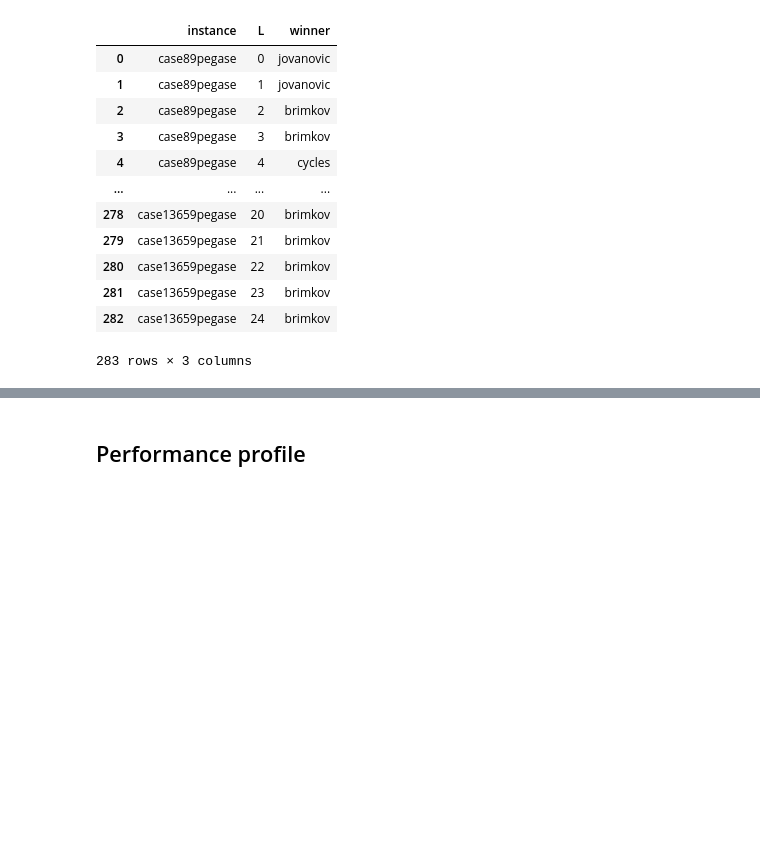
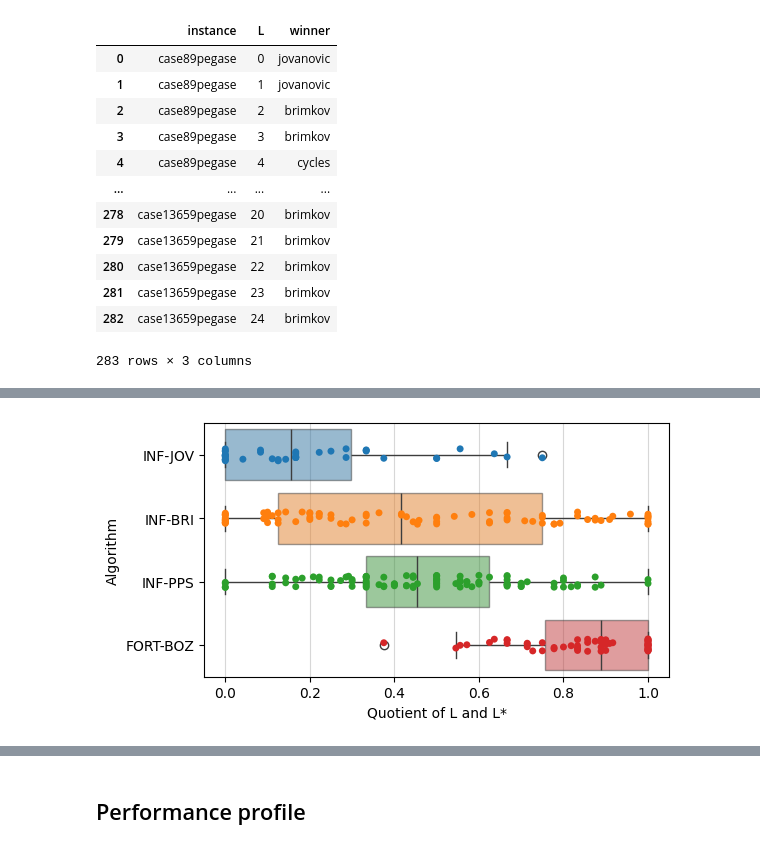
Before and after one commit to maurolucci/pds-lim, a Jupyter notebook: experiments/stats1.ipynb, the cells around one changed output, grey strips where cells are left out. Saved outputs shown, nothing was run; the diff lists cells and outputs as text; code cells hidden in the pictures; blank space fills up the shorter version.

```diff
--- a/experiments/stats1.ipynb
+++ b/experiments/stats1.ipynb
@@ -349,0 +375,13 @@ plt.show()
+# %%
+plt.figure(figsize=(6, 6))
+ax = plt.gca()
+ax.set_aspect(0.15)
+sns.boxplot(x=df3.L_fraction, y=df3.winner.map(legend_map), hue=df3.winner.map(legend_map), boxprops={'alpha': 0.5})
+sns.stripplot(x=df3.L_fraction, y=df3.winner.map(legend_map), hue=df3.winner.map(legend_map))
+plt.style.use('default')
+plt.grid(alpha=0.5,zorder=1,axis='x')
+plt.xlabel("Quotient of L and L*")
+plt.ylabel("Algorithm")
+plt.show()
+# %% [output]
+[figure, added]
```
Also changed, not shown: parts of 14 cells of this notebook.
